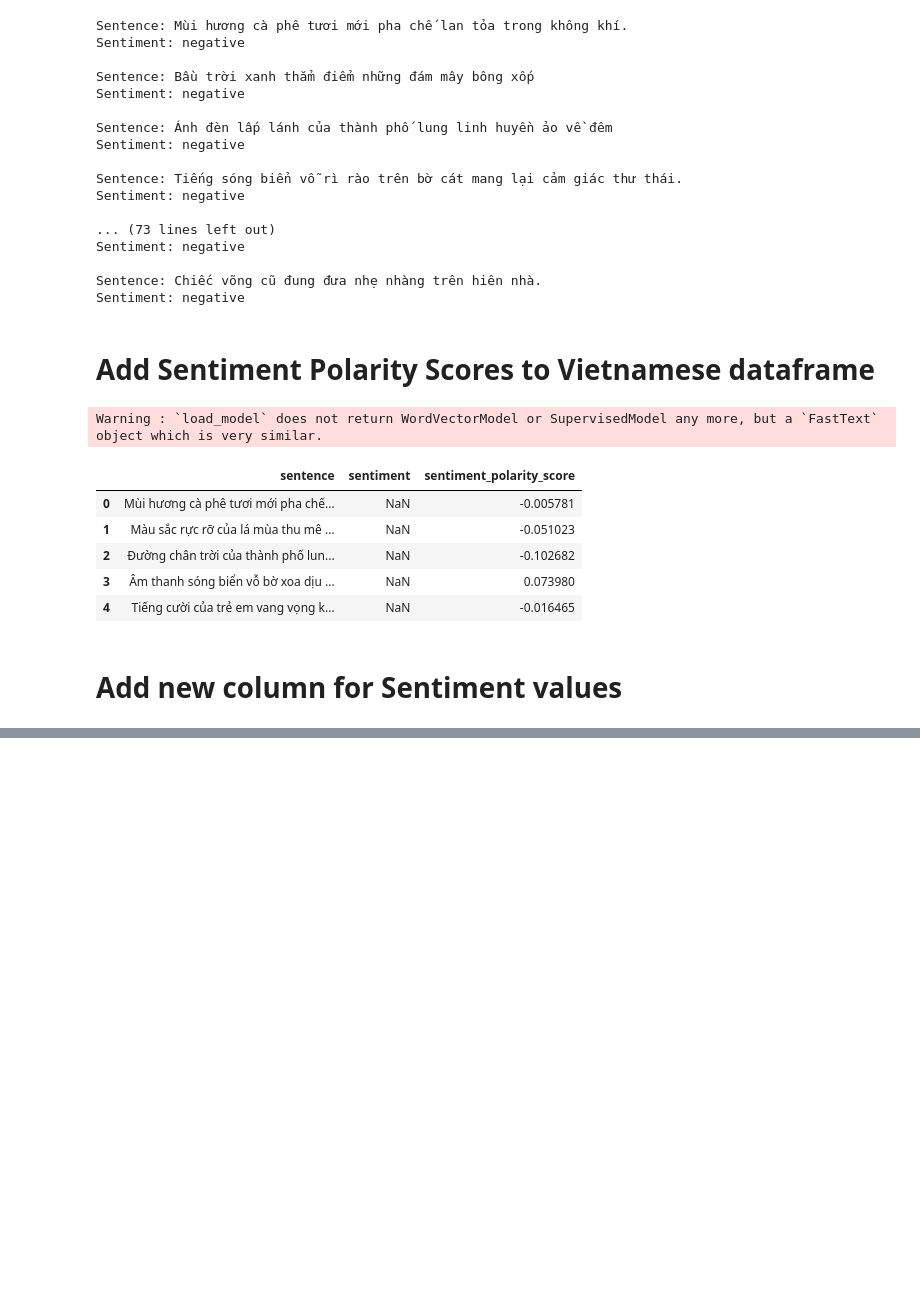
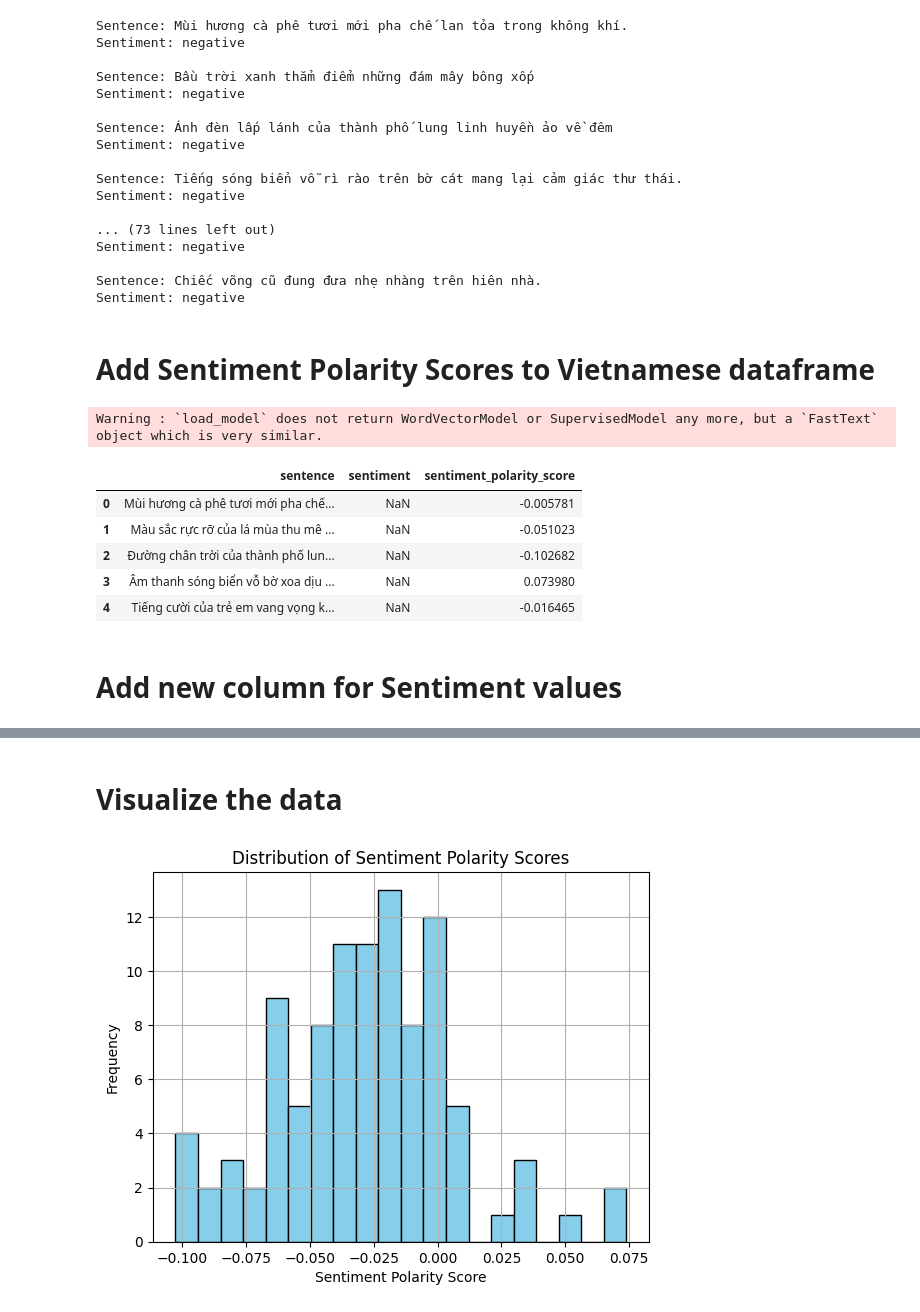
Before and after one commit to HowardHNguyen/NLP, a Jupyter notebook: Sentiment_Analysis_for_Vietnamese_using_fastText_methodology.ipynb, the cells around one changed output, grey strips where cells are left out. Drawn from its saved outputs; the diff is of its cells as text; code cells hidden in the pictures; blank space fills up the shorter version.

```diff
--- a/Sentiment_Analysis_for_Vietnamese_using_fastText_methodology.ipynb
+++ b/Sentiment_Analysis_for_Vietnamese_using_fastText_methodology.ipynb
@@ -313,0 +328,2 @@ vi_text_file.to_csv('/content/drive/MyDrive/data/final_vietnamese_text_file.csv'
+# %% [markdown]
+# **Visualize the data**
@@ -313,0 +332,11 @@ vi_text_file.to_csv('/content/drive/MyDrive/data/final_vietnamese_text_file.csv'
+# %%
+# plot histogram of sentiment polarity scores to analyze the distribution of the
+# sentiment polarity score in the dataset
+plt.hist(vi_text_file['sentiment_polarity_score'], bins=20, color='skyblue', edgecolor='black')
+plt.title('Distribution of Sentiment Polarity Scores')
+plt.xlabel('Sentiment Polarity Score')
+plt.ylabel('Frequency')
+plt.grid(True)
+plt.show()
+# %% [output]
+[figure, added]
```
Also changed, not shown: parts of 8 cells of this notebook.
